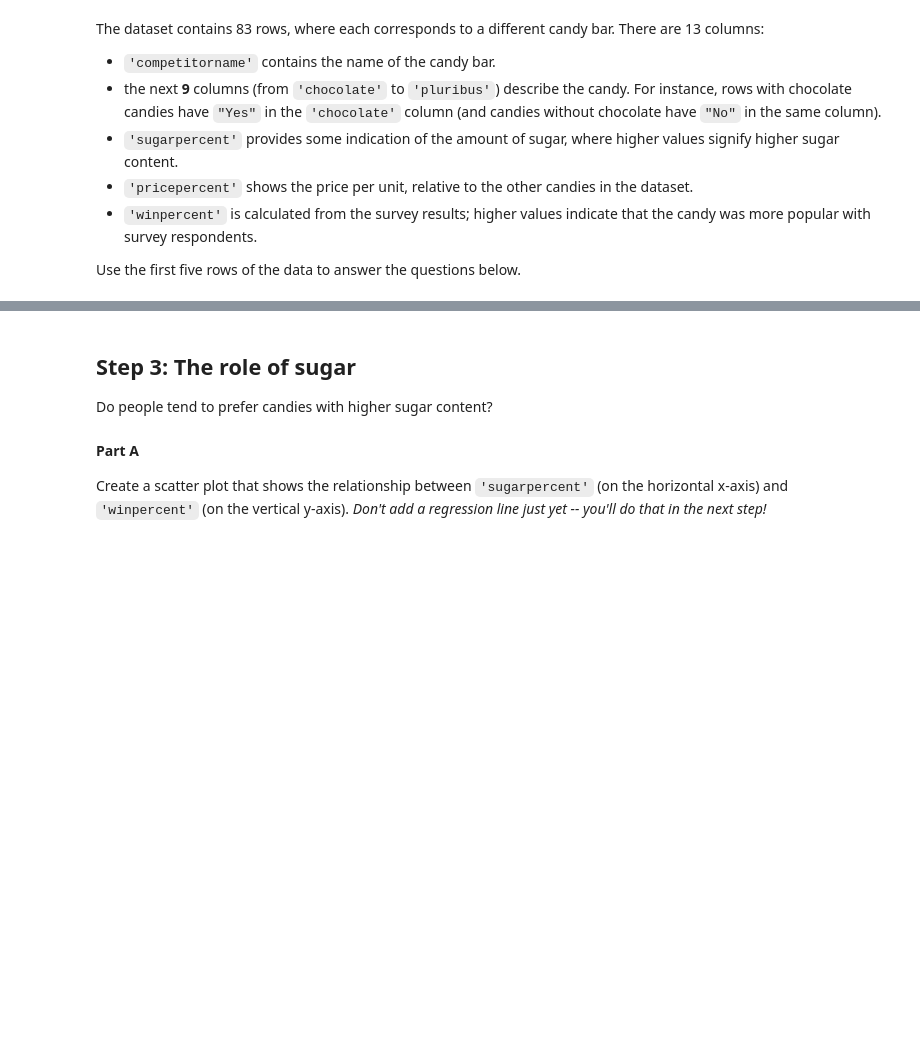
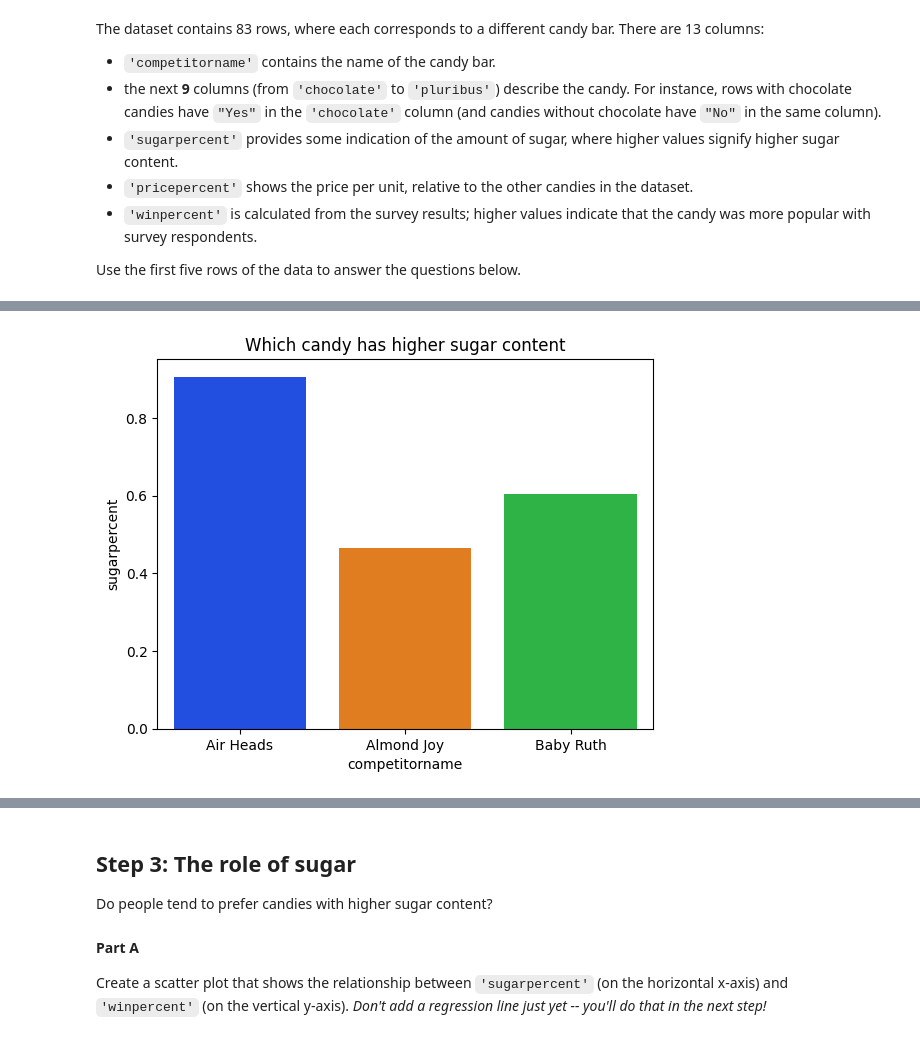
Before and after one commit to ArmanVasilovich/kaggle, a Jupyter notebook: data_vizualization_course/exercise-scatter-plots.ipynb, the cells around one changed output, grey strips where cells are left out. Cells and saved outputs as stored; diff of their text form; code cells hidden in the pictures; blank space fills up the shorter version.

```diff
--- a/data_vizualization_course/exercise-scatter-plots.ipynb
+++ b/data_vizualization_course/exercise-scatter-plots.ipynb
@@ -65 +79,7 @@ Use the first five rows of the data to answer the questions below.
+# %%
+sns.barplot(x=candy_data.competitorname[2:5], y=candy_data.sugarpercent)
+plt.title('Which candy has higher sugar content')
+plt.show()
+# %% [output]
+[figure, added]
 # %%
```
Also changed, not shown: parts of 5 cells of this notebook.
